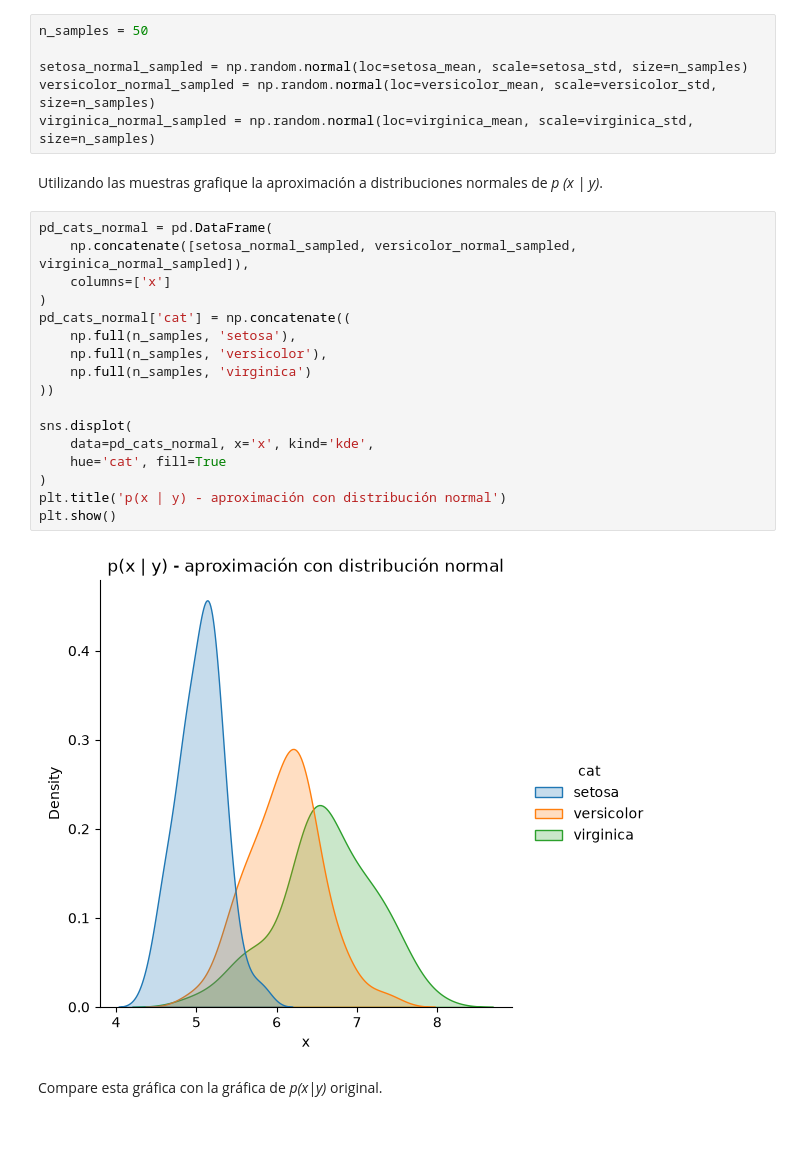
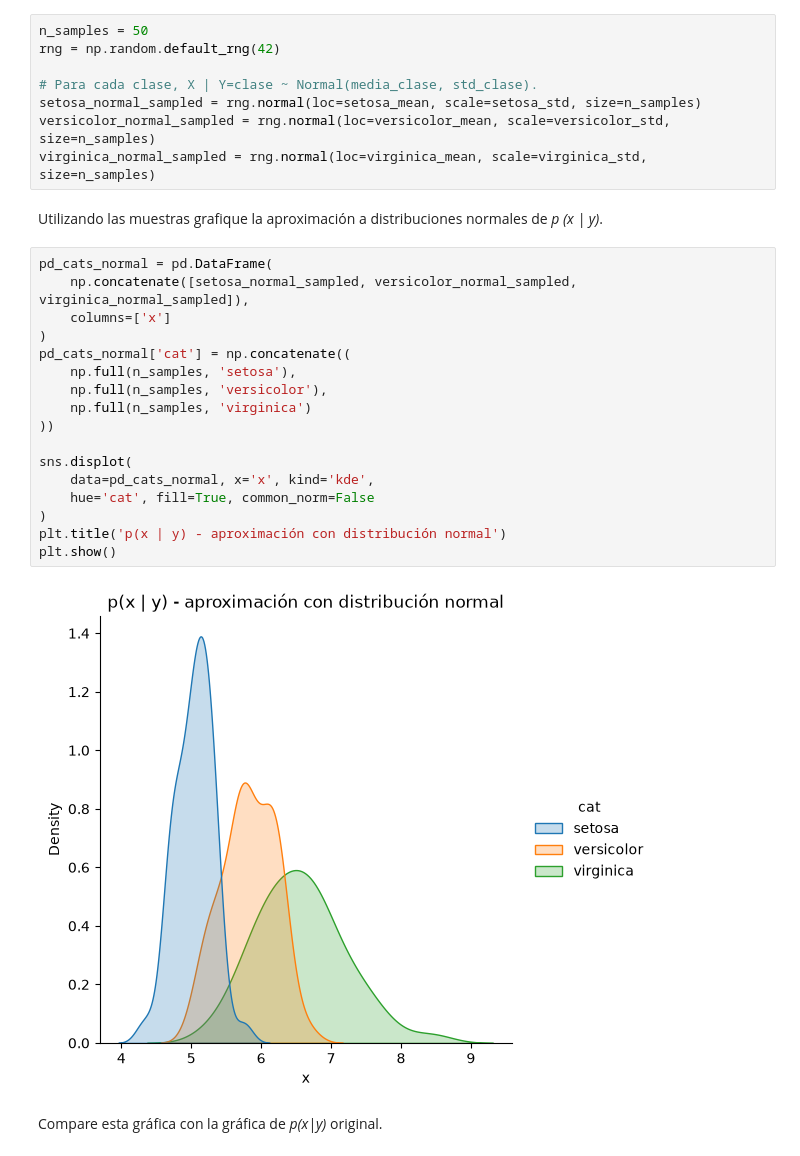
Before and after one commit to rodrigobeniteza/ORT-AI, a Jupyter notebook: AI Generativa/Practicos/Práctico 2/Practico2_JL.ipynb, the cells around one changed output. Cells and saved outputs as stored; diff of their text form.

```diff
--- a/AI Generativa/Practicos/Práctico 2/Practico2_JL.ipynb
+++ b/AI Generativa/Practicos/Práctico 2/Practico2_JL.ipynb
@@ -632,30 +659,32 @@ Virginica:  media=6.594, std=0.635
 Utilice la función *normal* de *np.random* para realizar una muestra sobre cada distribución normal.
 # %%
 n_samples = 50
+rng = np.random.default_rng(42)
 
-setosa_normal_sampled = np.random.normal(loc=setosa_mean, scale=setosa_std, size=n_samples)
-versicolor_normal_sampled = np.random.normal(loc=versicolor_mean, scale=versicolor_std, size=n_samples)
-virginica_normal_sampled = np.random.normal(loc=virginica_mean, scale=virginica_std, size=n_samples)
+# Para cada clase, X | Y=clase ~ Normal(media_clase, std_clase).
+setosa_normal_sampled = rng.normal(loc=setosa_mean, scale=setosa_std, size=n_samples)
+versicolor_normal_sampled = rng.normal(loc=versicolor_mean, scale=versicolor_std, size=n_samples)
+virginica_normal_sampled = rng.normal(loc=virginica_mean, scale=virginica_std, size=n_samples)
 # %% [markdown]
 Utilizando las muestras grafique la aproximación a distribuciones normales de *p (x | y)*.
 # %%
 pd_cats_normal = pd.DataFrame(
     np.concatenate([setosa_normal_sampled, versicolor_normal_sampled, virginica_normal_sampled]),
     columns=['x']
 )
 pd_cats_normal['cat'] = np.concatenate((
     np.full(n_samples, 'setosa'),
     np.full(n_samples, 'versicolor'),
     np.full(n_samples, 'virginica')
 ))
 
 sns.displot(
     data=pd_cats_normal, x='x', kind='kde',
-    hue='cat', fill=True
+    hue='cat', fill=True, common_norm=False
 )
 plt.title('p(x | y) - aproximación con distribución normal')
 plt.show()
 # %% [output]
-[figure, old version]
+[figure, new version]
 # %% [markdown]
 Compare esta gráfica con la gráfica de *p(x|y)* original.
```
Also changed, not shown: parts of 38 cells of this notebook.
